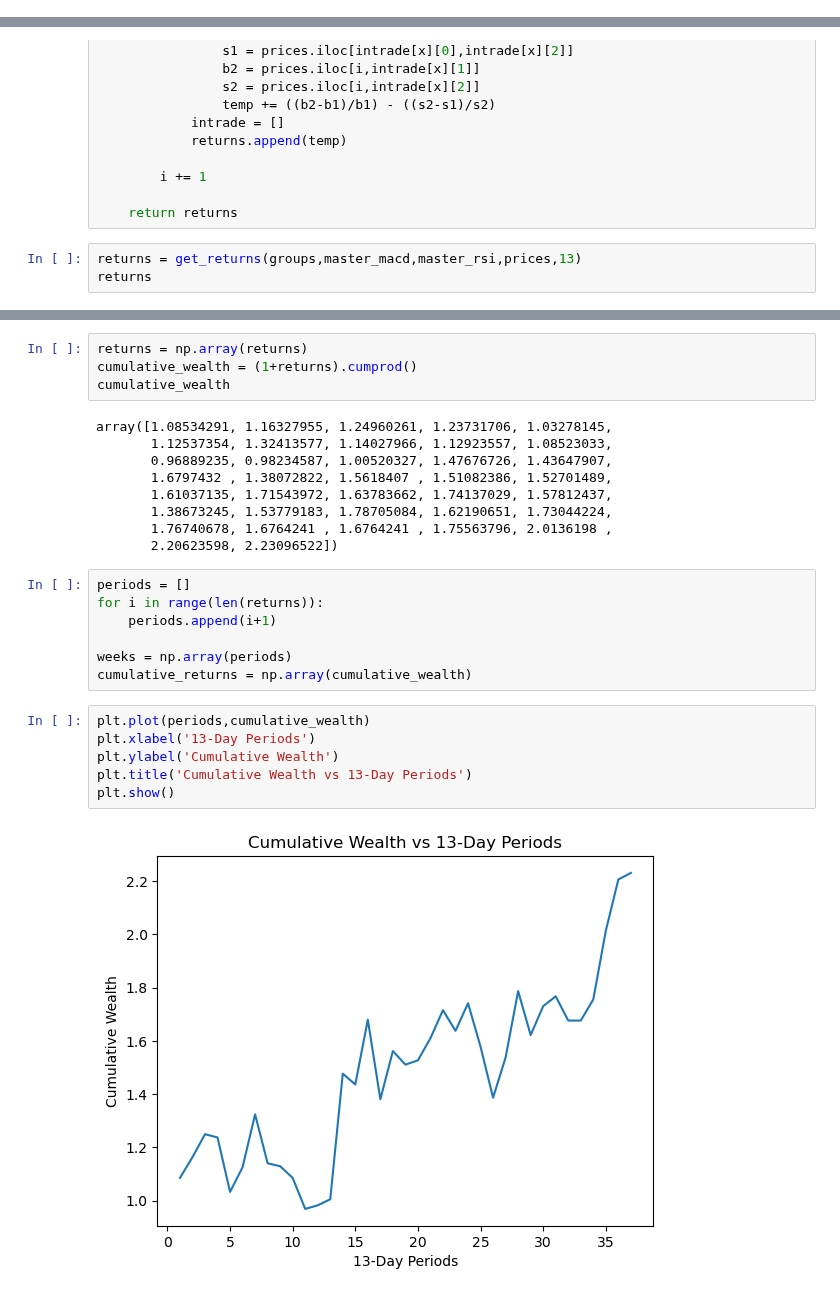
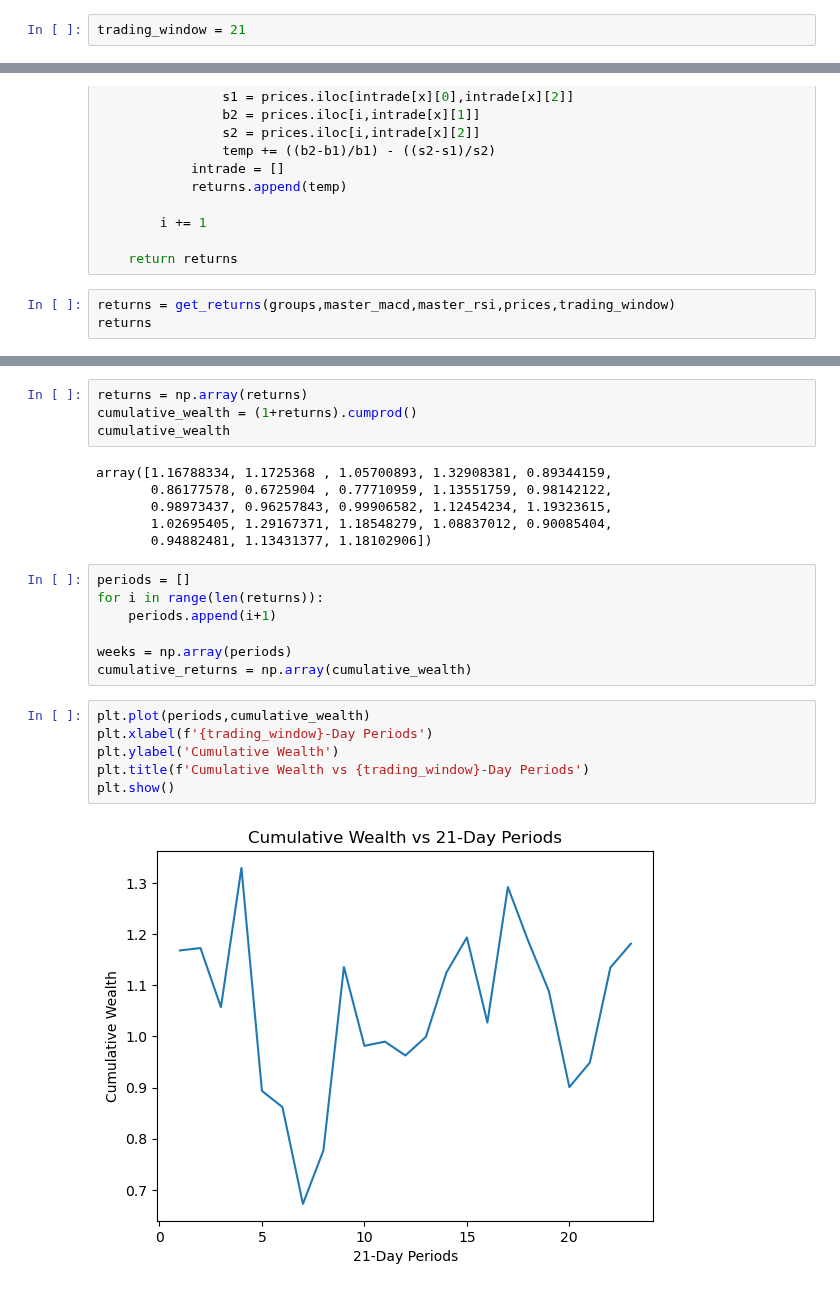
Before and after one commit to vedant2423/data-analysis-with-technical-indicators, a Jupyter notebook: Pair Trading final/notebooks/MACD + rsi strat.ipynb, the cells around one changed output, grey strips where cells are left out. Drawn from its saved outputs; the diff is of its cells as text.

Commit message:
pair trading final macd+rsi 1+2

```diff
--- a/Pair Trading final/notebooks/MACD + rsi strat.ipynb
+++ b/Pair Trading final/notebooks/MACD + rsi strat.ipynb
@@ -8,6 +8,8 @@ groups = [['ADANIPORTS.NS', 'ASIANPAINT.NS', 'BPCL.NS', 'DIVISLAB.NS', 'GRASIM.N
           ['APOLLOHOSP.NS', 'BAJAJ-AUTO.NS', 'BRITANNIA.NS', 'EICHERMOT.NS', 'HEROMOTOCO.NS', 'HINDUNILVR.NS', 'ITC.NS', 'NESTLEIND.NS', 'ULTRACEMCO.NS'],
           ['HINDALCO.NS', 'INFY.NS', 'JSWSTEEL.NS', 'LT.NS', 'MARUTI.NS', 'ONGC.NS', 'SBIN.NS', 'TATASTEEL.NS'],
           ['AXISBANK.NS', 'COALINDIA.NS', 'ICICIBANK.NS', 'TATACONSUM.NS', 'TATAMOTORS.NS', 'TECHM.NS']]
+# %%
+trading_window = 21
 # %%
 master_macd = pd.read_csv('/Users/hitengoel/Machine Learning/data analysis(technical indiactors)/data-analysis-with-technical-indicators/Pair Trading final/data/master_macd_nifty.csv')
 master_macd = master_macd[14:]
@@ -108,6 +112,6 @@ def get_returns(groups,master_macd,master_rsi,prices,period) :
 
     return returns
 # %%
-returns = get_returns(groups,master_macd,master_rsi,prices,13)
+returns = get_returns(groups,master_macd,master_rsi,prices,trading_window)
 returns
 # %% [output]
@@ -133,14 +137,11 @@ returns = np.array(returns)
 cumulative_wealth = (1+returns).cumprod()
 cumulative_wealth
 # %% [output]
-array([1.08534291, 1.16327955, 1.24960261, 1.23731706, 1.03278145,
-       1.12537354, 1.32413577, 1.14027966, 1.12923557, 1.08523033,
-       0.96889235, 0.98234587, 1.00520327, 1.47676726, 1.43647907,
-       1.6797432 , 1.38072822, 1.5618407 , 1.51082386, 1.52701489,
-       1.61037135, 1.71543972, 1.63783662, 1.74137029, 1.57812437,
-       1.38673245, 1.53779183, 1.78705084, 1.62190651, 1.73044224,
-       1.76740678, 1.6764241 , 1.6764241 , 1.75563796, 2.0136198 ,
-       2.20623598, 2.23096522])
+array([1.16788334, 1.1725368 , 1.05700893, 1.32908381, 0.89344159,
+       0.86177578, 0.6725904 , 0.77710959, 1.13551759, 0.98142122,
+       0.98973437, 0.96257843, 0.99906582, 1.12454234, 1.19323615,
+       1.02695405, 1.29167371, 1.18548279, 1.08837012, 0.90085404,
+       0.94882481, 1.13431377, 1.18102906])
 # %%
 periods = []
 for i in range(len(returns)):
@@ -150,9 +151,9 @@ weeks = np.array(periods)
 cumulative_returns = np.array(cumulative_wealth)
 # %%
 plt.plot(periods,cumulative_wealth)
-plt.xlabel('13-Day Periods')
+plt.xlabel(f'{trading_window}-Day Periods')
 plt.ylabel('Cumulative Wealth')
-plt.title('Cumulative Wealth vs 13-Day Periods')
+plt.title(f'Cumulative Wealth vs {trading_window}-Day Periods')
 plt.show()
 # %% [output]
-[figure, old version]
+[figure, new version]
```
Also changed, not shown: parts of 8 cells of this notebook.
